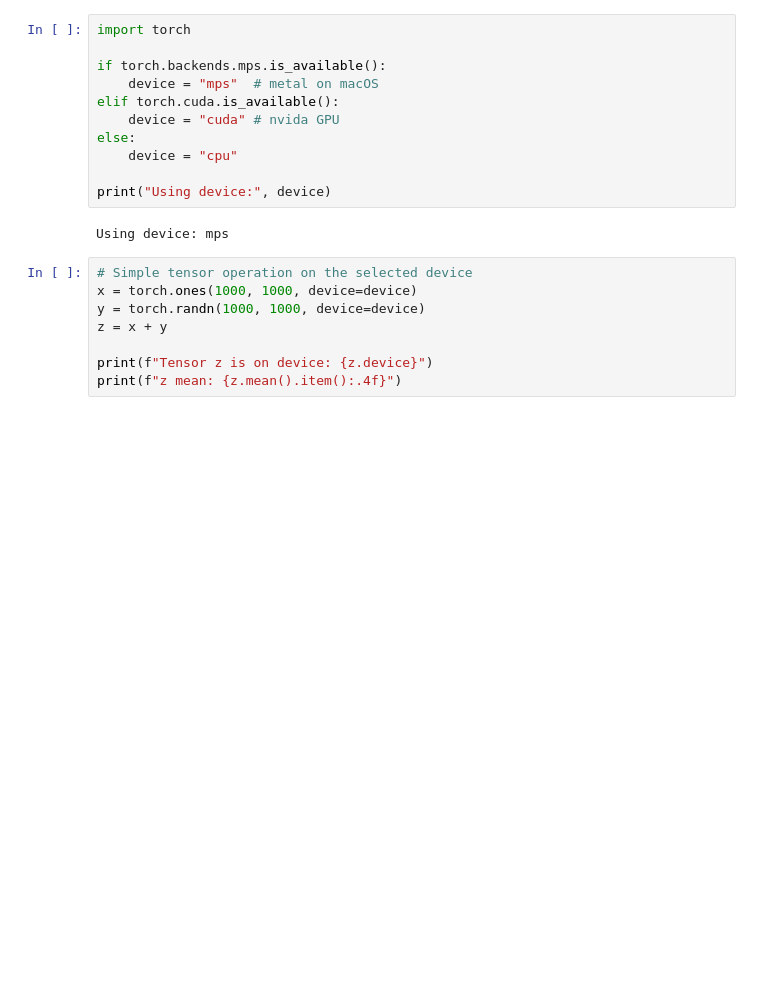
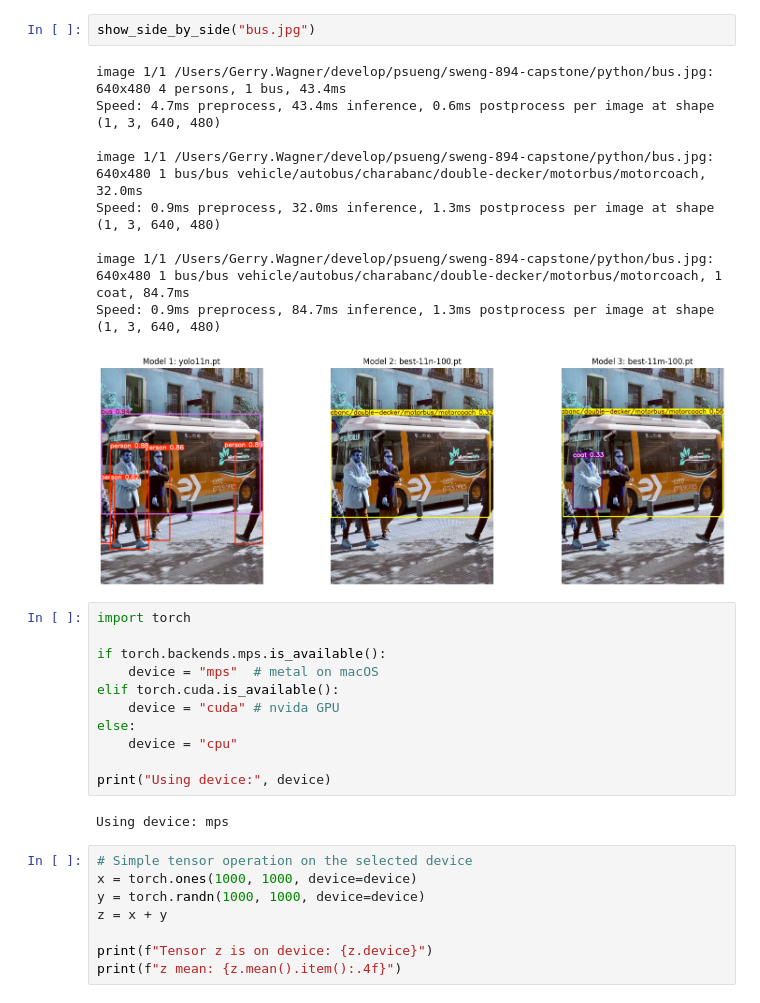
Before and after one commit to glwagnerii/sweng-894-capstone, a Jupyter notebook: python/models.ipynb, the cells around one changed output. Cells and saved outputs as stored; diff of their text form; blank space fills up the shorter version.

```diff
--- a/python/models.ipynb
+++ b/python/models.ipynb
@@ -11,3 +57,15 @@ Speed: 1.9ms preprocess, 36.5ms inference, 0.6ms postprocess per image at shape
+# %%
+show_side_by_side("bus.jpg")
+# %% [output]
+image 1/1 /Users/Gerry.Wagner/develop/psueng/sweng-894-capstone/python/bus.jpg: 640x480 4 persons, 1 bus, 43.4ms
+Speed: 4.7ms preprocess, 43.4ms inference, 0.6ms postprocess per image at shape (1, 3, 640, 480)
+
+image 1/1 /Users/Gerry.Wagner/develop/psueng/sweng-894-capstone/python/bus.jpg: 640x480 1 bus/bus vehicle/autobus/charabanc/double-decker/motorbus/motorcoach, 32.0ms
+Speed: 0.9ms preprocess, 32.0ms inference, 1.3ms postprocess per image at shape (1, 3, 640, 480)
+
+image 1/1 /Users/Gerry.Wagner/develop/psueng/sweng-894-capstone/python/bus.jpg: 640x480 1 bus/bus vehicle/autobus/charabanc/double-decker/motorbus/motorcoach, 1 coat, 84.7ms
+Speed: 0.9ms preprocess, 84.7ms inference, 1.3ms postprocess per image at shape (1, 3, 640, 480)
+[figure, added]
 # %%
 import torch
 
```
Also changed, not shown: parts of 5 cells of this notebook, 27 other files.
